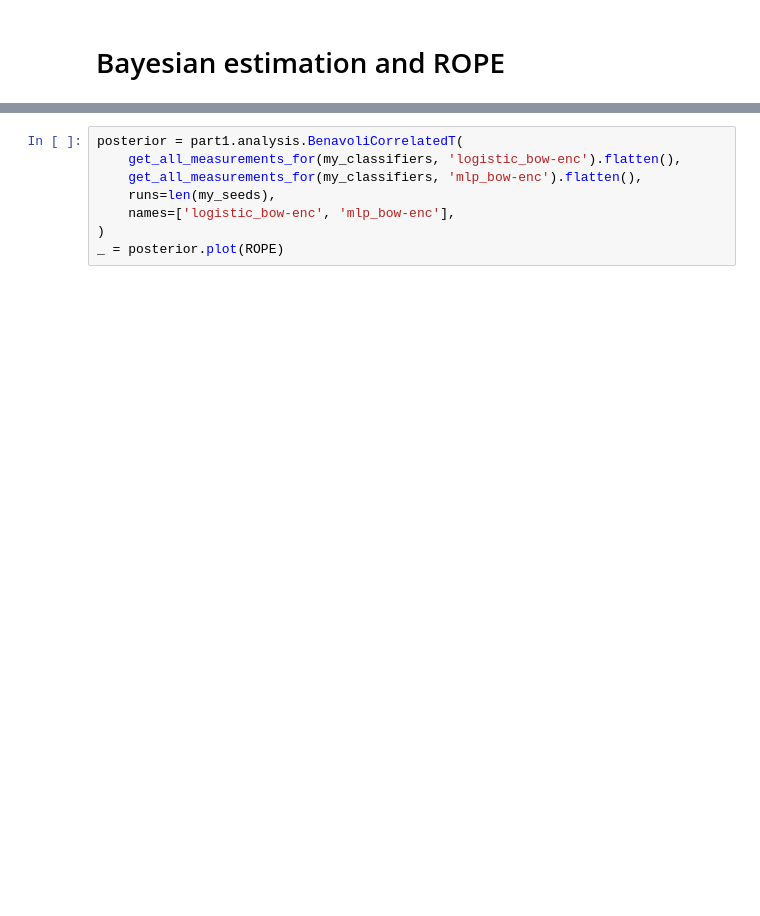
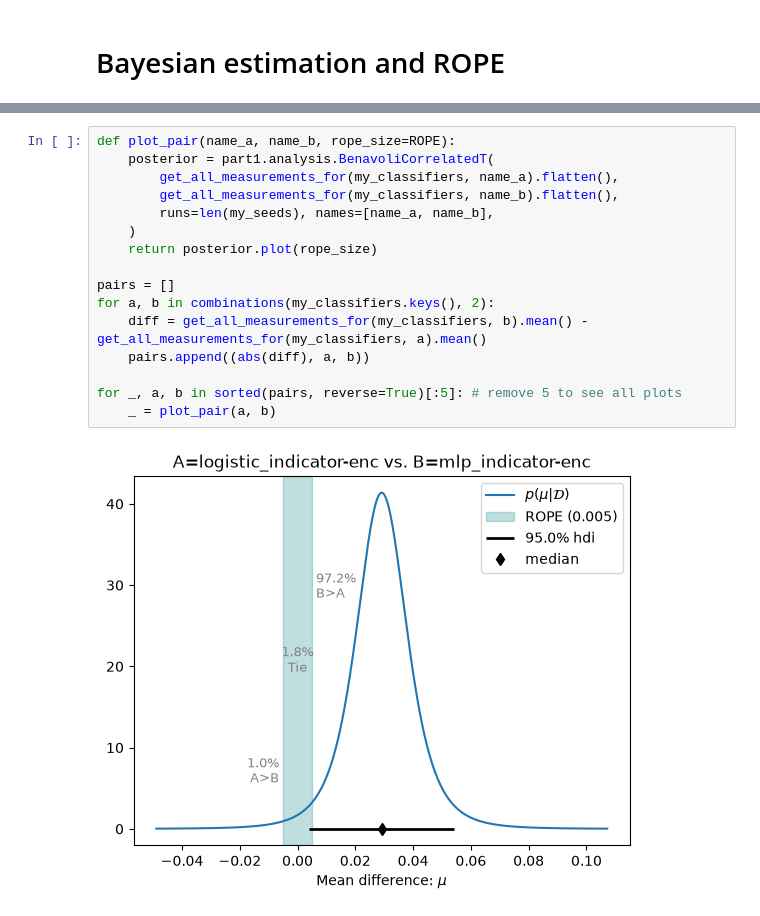
Before and after one commit to JaimieLauppe/NLP, a Jupyter notebook: nlp1-student-tutorial1-2026/part1/project.ipynb, the cells around one changed output, grey strips where cells are left out. Drawn from its saved outputs; the diff is of its cells as text; blank space fills up the shorter version.

Commit message:
Added Rope plot comparisons

```diff
--- a/nlp1-student-tutorial1-2026/part1/project.ipynb
+++ b/nlp1-student-tutorial1-2026/part1/project.ipynb
@@ -1129,8 +1150,18 @@ results_df.style.format({
 # %%
-posterior = part1.analysis.BenavoliCorrelatedT(
-    get_all_measurements_for(my_classifiers, 'logistic_bow-enc').flatten(),
-    get_all_measurements_for(my_classifiers, 'mlp_bow-enc').flatten(),
-    runs=len(my_seeds),
-    names=['logistic_bow-enc', 'mlp_bow-enc'],
-)
-_ = posterior.plot(ROPE)
+def plot_pair(name_a, name_b, rope_size=ROPE):
+    posterior = part1.analysis.BenavoliCorrelatedT(
+        get_all_measurements_for(my_classifiers, name_a).flatten(),
+        get_all_measurements_for(my_classifiers, name_b).flatten(),
+        runs=len(my_seeds), names=[name_a, name_b],
+    )
+    return posterior.plot(rope_size)
+
+pairs = []
+for a, b in combinations(my_classifiers.keys(), 2):
+    diff = get_all_measurements_for(my_classifiers, b).mean() - get_all_measurements_for(my_classifiers, a).mean()
+    pairs.append((abs(diff), a, b))
+
+for _, a, b in sorted(pairs, reverse=True)[:5]: # remove 5 to see all plots
+    _ = plot_pair(a, b)
+# %% [output]
+[figure, added]
```
Also changed, not shown: parts of 15 cells of this notebook.
